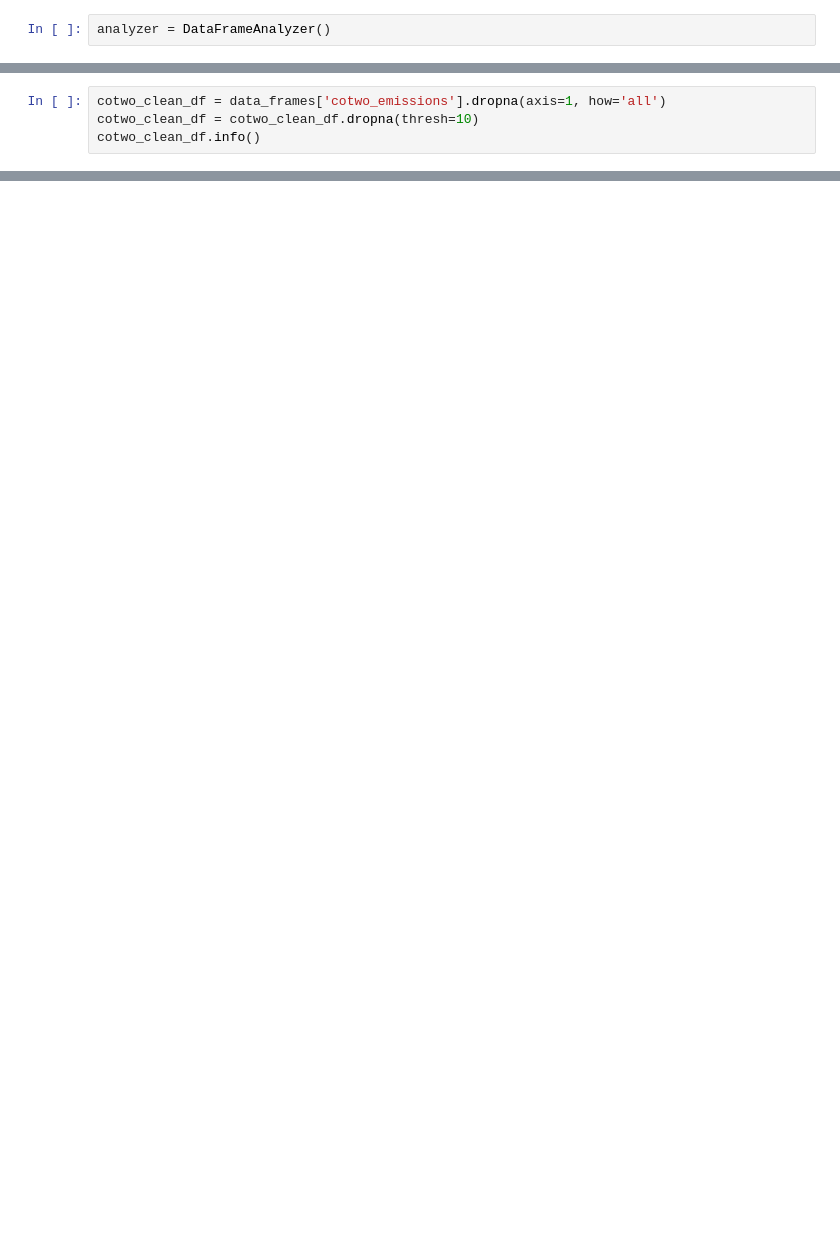
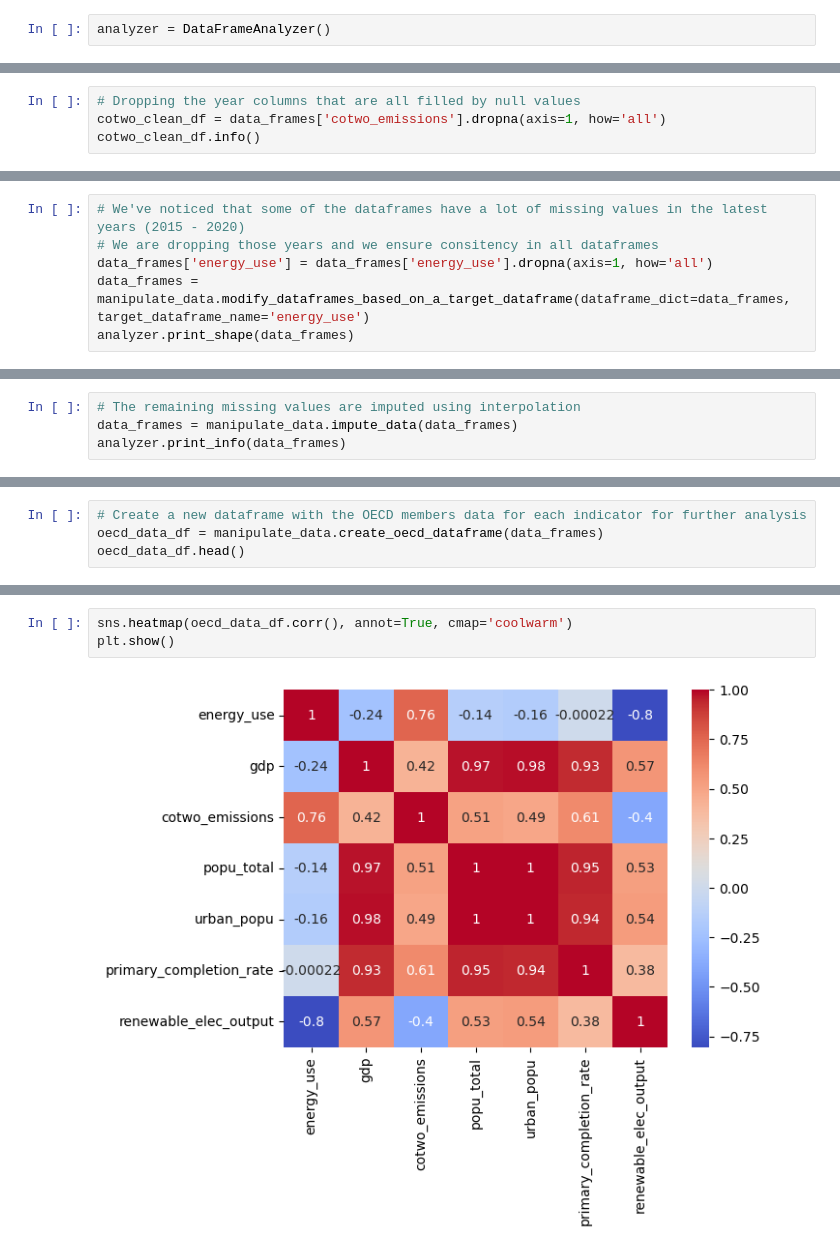
Before and after one commit to JuanRobledo12/Decision_Sciencies_Practical_Exam, a Jupyter notebook: q1.ipynb, the cells around one changed output, grey strips where cells are left out. Drawn from its saved outputs; the diff is of its cells as text; blank space fills up the shorter version.

```diff
--- a/q1.ipynb
+++ b/q1.ipynb
@@ -103,6 +144,6 @@ Shape of renewable_elec_output: (186, 69)
 # %%
+# Dropping the year columns that are all filled by null values
 cotwo_clean_df = data_frames['cotwo_emissions'].dropna(axis=1, how='all')
-cotwo_clean_df = cotwo_clean_df.dropna(thresh=10)
 cotwo_clean_df.info()
 # %% [output]
 <class 'pandas.core.frame.DataFrame'>
@@ -178,3 +216,9 @@ memory usage: 47.5+ KB
 None
 
 ==================================================
+# %%
+# We've noticed that some of the dataframes have a lot of missing values in the latest years (2015 - 2020)
+# We are dropping those years and we ensure consitency in all dataframes
+data_frames['energy_use'] = data_frames['energy_use'].dropna(axis=1, how='all')
+data_frames = manipulate_data.modify_dataframes_based_on_a_target_dataframe(dataframe_dict=data_frames, target_dataframe_name='energy_use')
+analyzer.print_shape(data_frames)
@@ -180,0 +253,4 @@ None
+# %%
+# The remaining missing values are imputed using interpolation
+data_frames = manipulate_data.impute_data(data_frames)
+analyzer.print_info(data_frames)
@@ -180,0 +297,4 @@ None
+# %%
+# Create a new dataframe with the OECD members data for each indicator for further analysis
+oecd_data_df = manipulate_data.create_oecd_dataframe(data_frames)
+oecd_data_df.head()
@@ -180,0 +320,5 @@ None
+# %%
+sns.heatmap(oecd_data_df.corr(), annot=True, cmap='coolwarm')
+plt.show()
+# %% [output]
+[figure, added]
```
Also changed, not shown: parts of 32 cells of this notebook, 6 other files.
